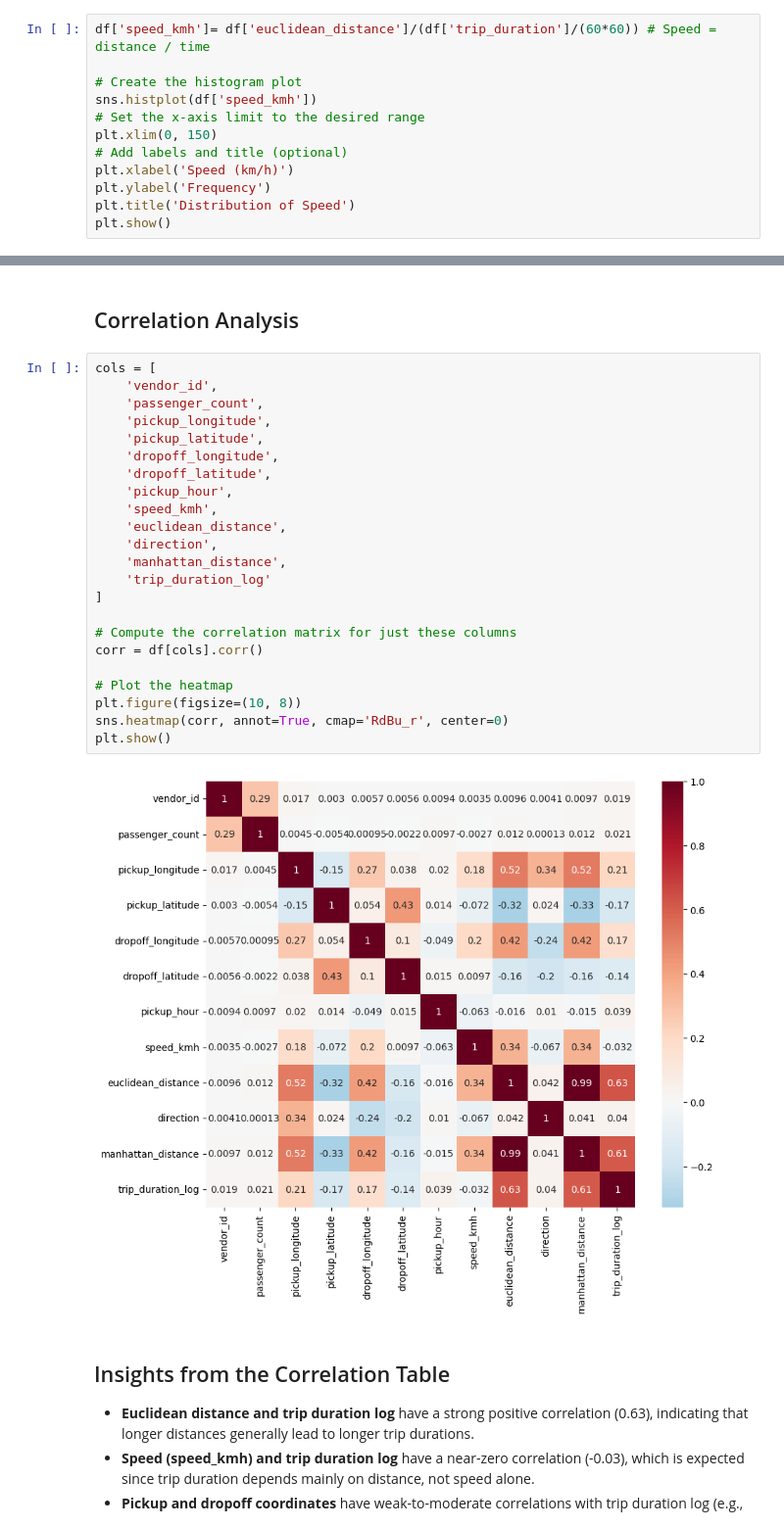
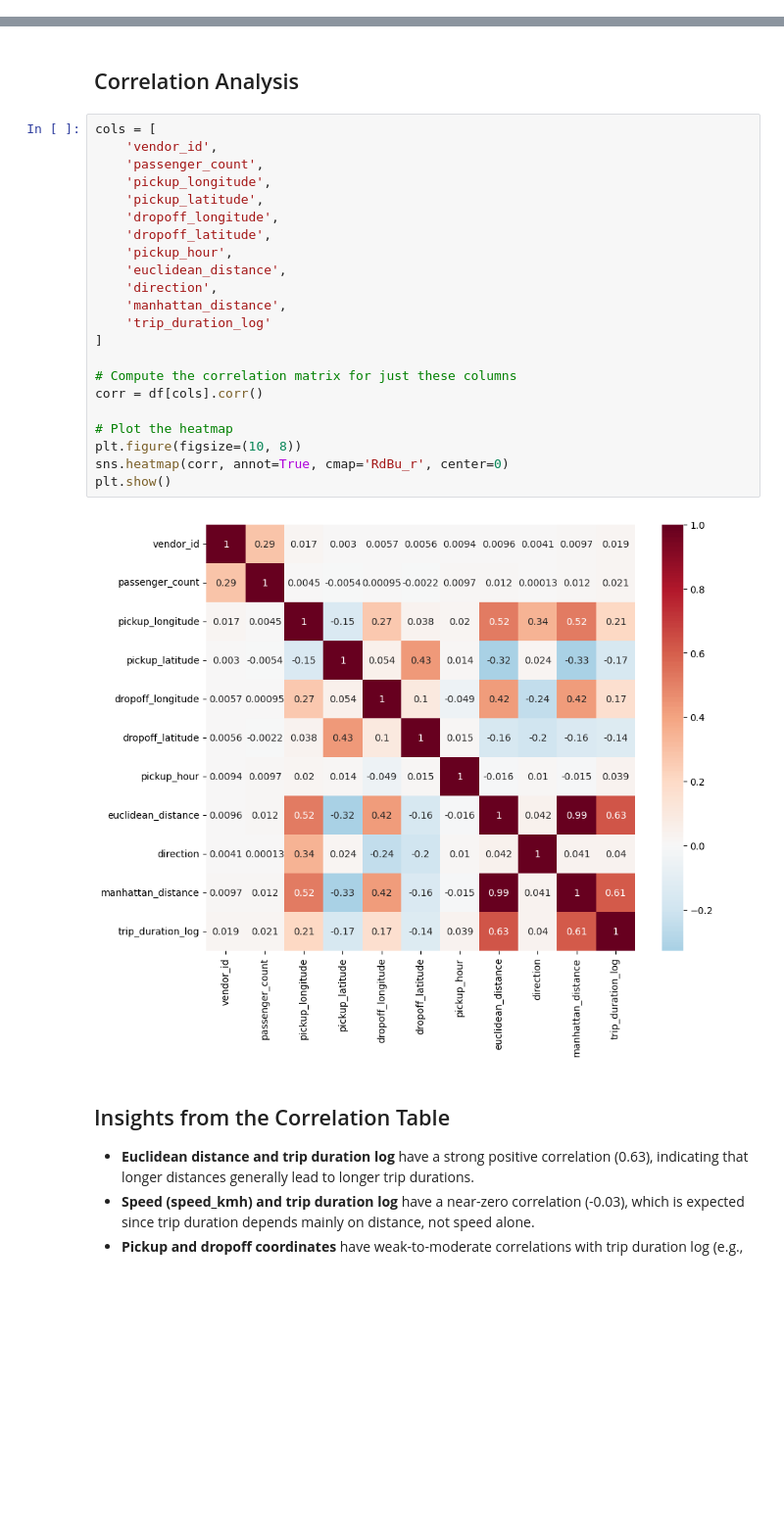
Before and after one commit to Abdoosaeid/Trip-Duration-Prediction, a Jupyter notebook: notebooks/exploration .ipynb, the cells around one changed output, grey strips where cells are left out. Shown: that part at 98% size. Cells and saved outputs as stored; diff of their text form; blank space fills up the shorter version.

```diff
--- a/notebooks/exploration .ipynb
+++ b/notebooks/exploration .ipynb
@@ -258,15 +258,3 @@ plt.show()
 - There is a **sharp decline in frequency** after 5 km, but still a noticeable number of trips up to ~10 km.
 - A smaller secondary peak can be observed around **20 km**, which may correspond to trips to/from airports (e.g., JFK or LaGuardia).
 - Very long trips (>30 km) are rare and might represent outliers or unusual travel behavior.
-# %%
-df['speed_kmh']= df['euclidean_distance']/(df['trip_duration']/(60*60)) # Speed = distance / time
-
-# Create the histogram plot
-sns.histplot(df['speed_kmh'])
-# Set the x-axis limit to the desired range
-plt.xlim(0, 150)
-# Add labels and title (optional)
-plt.xlabel('Speed (km/h)')
-plt.ylabel('Frequency')
-plt.title('Distribution of Speed')
-plt.show()
@@ -387,28 +368,27 @@ df = add_manhattan_distance(df)
 # %%
 cols = [
     'vendor_id',
     'passenger_count',
     'pickup_longitude',
     'pickup_latitude',
     'dropoff_longitude',
     'dropoff_latitude',
     'pickup_hour',
-    'speed_kmh',
     'euclidean_distance',
     'direction',
     'manhattan_distance',
     'trip_duration_log'
 ]
 
 # Compute the correlation matrix for just these columns
 corr = df[cols].corr()
 
 # Plot the heatmap
 plt.figure(figsize=(10, 8))
 sns.heatmap(corr, annot=True, cmap='RdBu_r', center=0)
 plt.show()
 # %% [output]
-[figure, old version]
+[figure, new version]
 # %% [markdown]
 ## Insights from the Correlation Table
 
```
Also changed, not shown: parts of 4 cells of this notebook.
